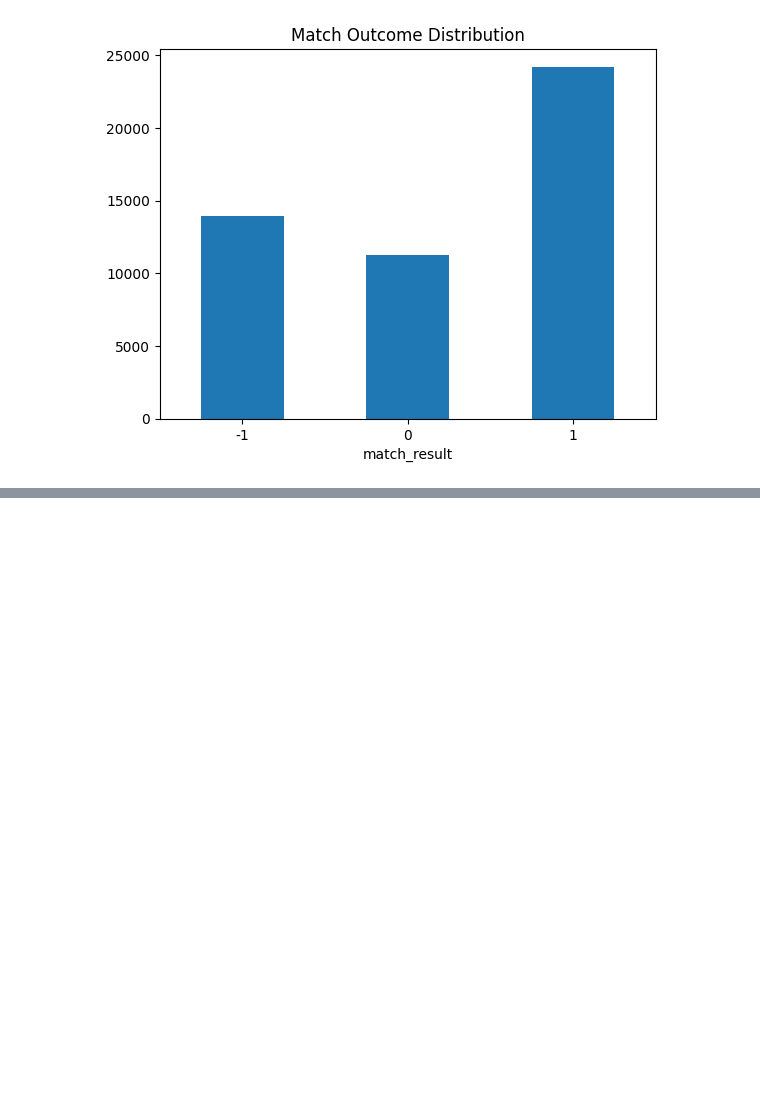
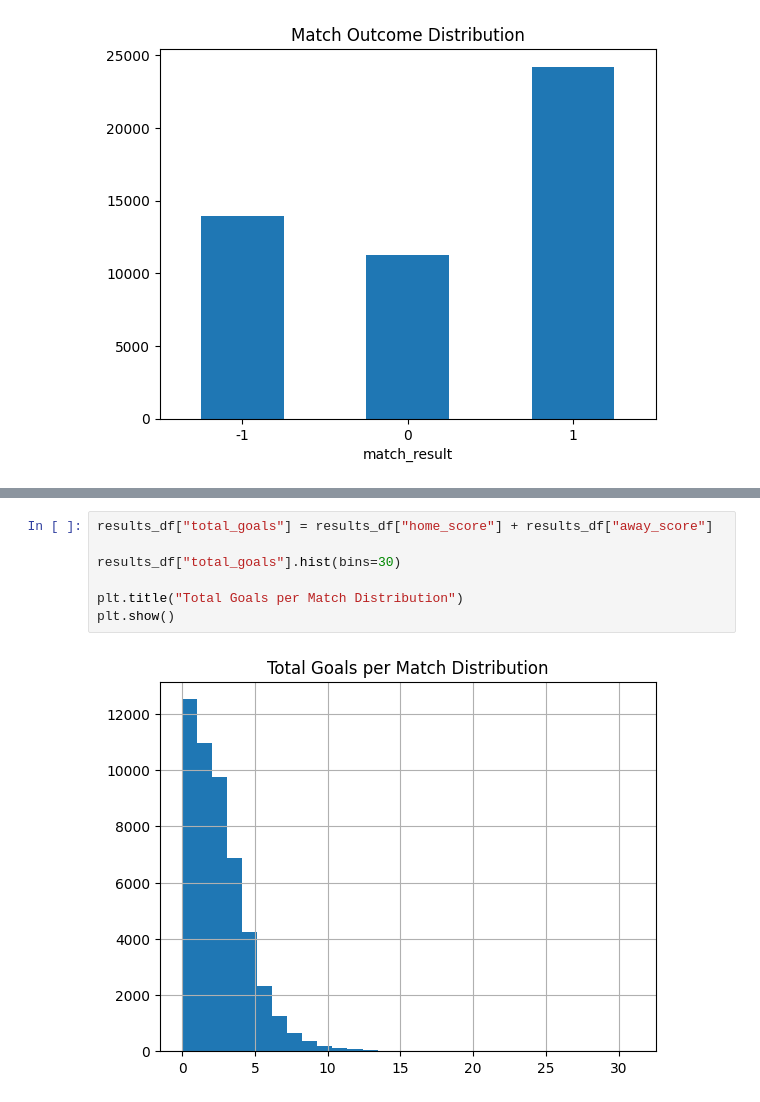
Before and after one commit to leejay-glitch/world-cup-intelligence, a Jupyter notebook: notebooks/01_match_prediction.ipynb, the cells around one changed output, grey strips where cells are left out. Drawn from its saved outputs; the diff is of its cells as text; blank space fills up the shorter version.

```diff
--- a/notebooks/01_match_prediction.ipynb
+++ b/notebooks/01_match_prediction.ipynb
@@ -1165,0 +1232,9 @@ plt.show()
+# %%
+results_df["total_goals"] = results_df["home_score"] + results_df["away_score"]
+
+results_df["total_goals"].hist(bins=30)
+
+plt.title("Total Goals per Match Distribution")
+plt.show()
+# %% [output]
+[figure, added]
```
Also changed, not shown: parts of 10 cells of this notebook.
